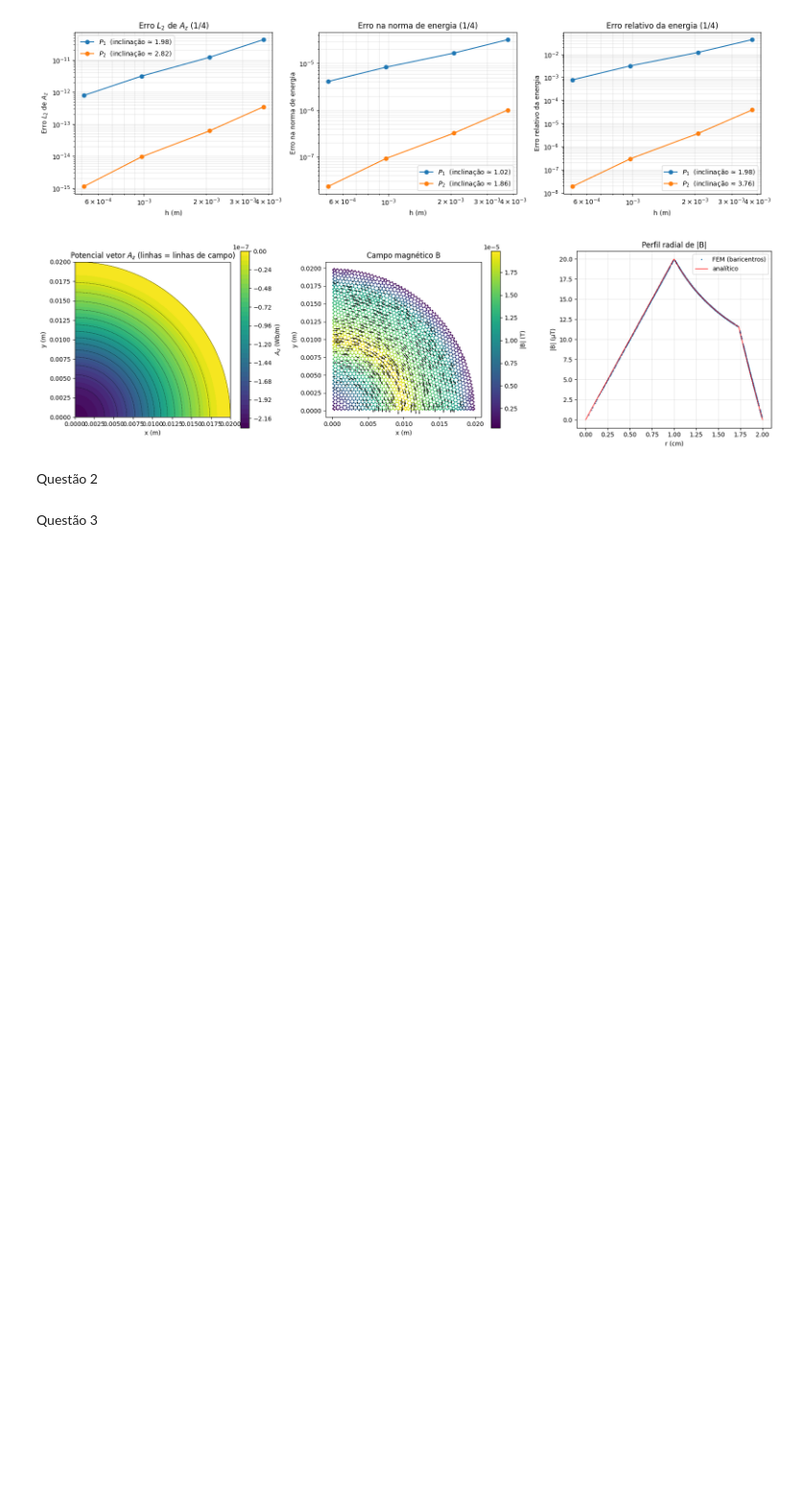
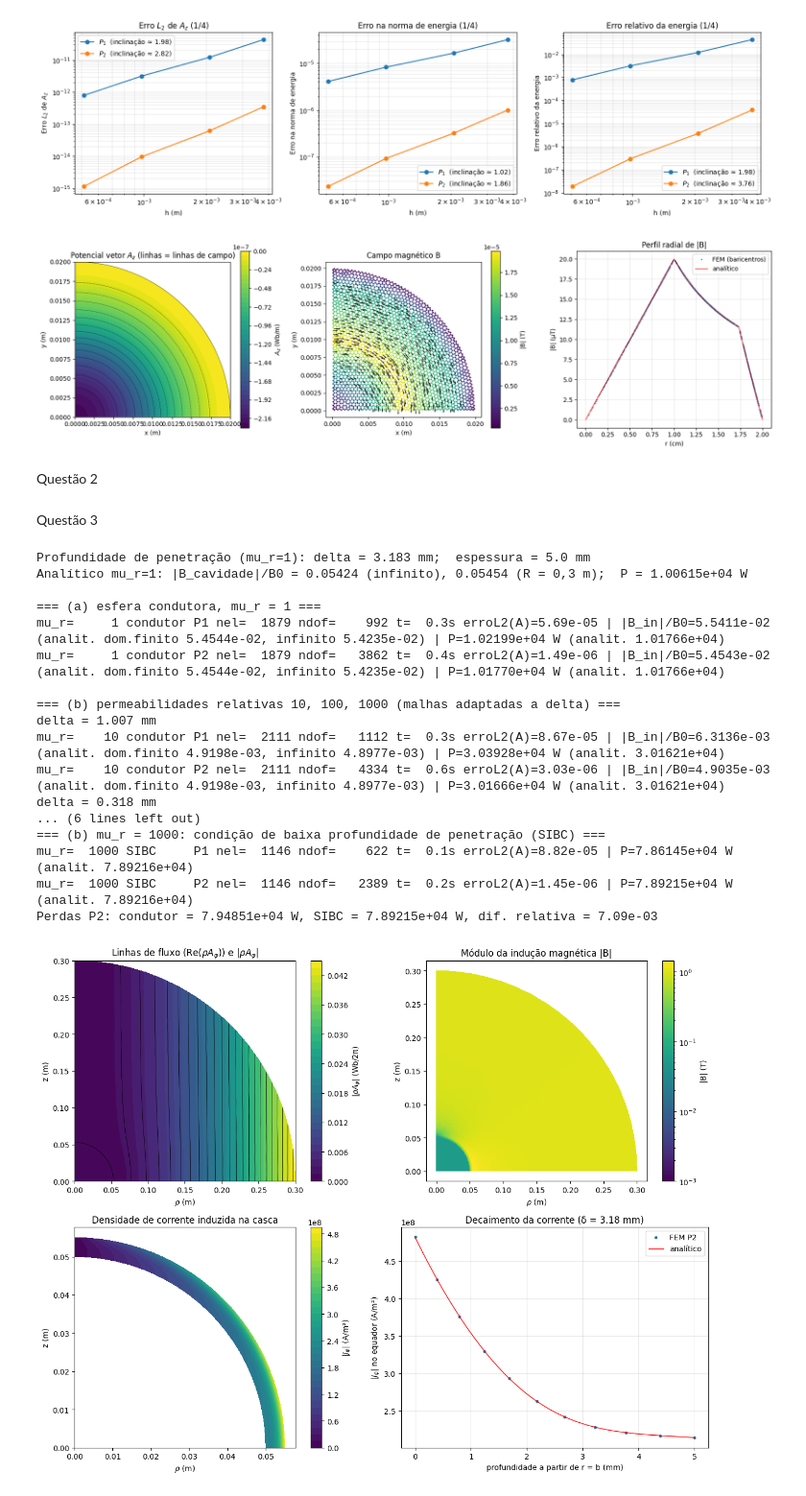
Before and after one commit to andrefsr/Metodo-Elementos-Finitos, a Jupyter notebook: Projeto 2/Projeto 2 - MEF.ipynb, the cells around one changed output. Shown at 96% size. Drawn from its saved outputs; the diff is of its cells as text; code cells hidden in the pictures; blank space fills up the shorter version.

```diff
--- a/Projeto 2/Projeto 2 - MEF.ipynb
+++ b/Projeto 2/Projeto 2 - MEF.ipynb
@@ -47,32 +47,23 @@ Questão 2
 # %% [markdown]
 Questão 3
 # %%
-d = skin_depth(1.0)
-print(f"Profundidade de penetração (mu_r=1): delta = {d*1e3:.3f} mm;  espessura = {(RB-RA)*1e3:.1f} mm")
-ai, af = Analytic(1.0, False), Analytic(1.0, True)
-print(f"Analítico mu_r=1: |B_cavidade|/B0 = {abs(ai.B_inside())/B0:.5f} (infinito), "
-        f"{abs(af.B_inside())/B0:.5f} (R = 0,3 m);  P = {ai.losses():.5e} W")
-
-print("\n=== (a) esfera condutora, mu_r = 1 ===")
-res_a = {p: run_case(1.0, p) for p in (1, 2)}
-for m in res_a.values():
-    print_case(m)
-plot_fields(res_a[2], "campos_casca_mur1.png")
-
-print("\n=== (b) permeabilidades relativas 10, 100, 1000 (malhas adaptadas a delta) ===")
-full = {}
-for mur in (10, 100, 1000):
-    print(f"delta = {skin_depth(mur)*1e3:.3f} mm")
-    for p in (1, 2):
-        full[(mur, p)] = run_case(mur, p)
-        print_case(full[(mur, p)])
-    plot_fields(full[(mur, 2)], f"campos_casca_mur{mur}.png")
-
-print("\n=== (b) mu_r = 1000: condição de baixa profundidade de penetração (SIBC) ===")
-sib = {p: run_case(1000, p, sibc=True) for p in (1, 2)}
-for m in sib.values():
-    print_case(m)
-Pf, Ps = full[(1000, 2)]["P"], sib[2]["P"]
-print(f"Perdas P2: condutor = {Pf:.5e} W, SIBC = {Ps:.5e} W, dif. relativa = {abs(Ps-Pf)/Pf:.2e}")
-plot_sibc_comparison(full[(1000, 2)], sib[2])
-plt.show()
+plot_results_eddy_axi()
+# %% [output]
+Profundidade de penetração (mu_r=1): delta = 3.183 mm;  espessura = 5.0 mm
+Analítico mu_r=1: |B_cavidade|/B0 = 0.05424 (infinito), 0.05454 (R = 0,3 m);  P = 1.00615e+04 W
+
+=== (a) esfera condutora, mu_r = 1 ===
+mu_r=     1 condutor P1 nel=  1879 ndof=    992 t=  0.3s erroL2(A)=5.69e-05 | |B_in|/B0=5.5411e-02 (analit. dom.finito 5.4544e-02, infinito 5.4235e-02) | P=1.02199e+04 W (analit. 1.01766e+04)
+mu_r=     1 condutor P2 nel=  1879 ndof=   3862 t=  0.4s erroL2(A)=1.49e-06 | |B_in|/B0=5.4543e-02 (analit. dom.finito 5.4544e-02, infinito 5.4235e-02) | P=1.01770e+04 W (analit. 1.01766e+04)
+
+=== (b) permeabilidades relativas 10, 100, 1000 (malhas adaptadas a delta) ===
+delta = 1.007 mm
+mu_r=    10 condutor P1 nel=  2111 ndof=   1112 t=  0.3s erroL2(A)=8.67e-05 | |B_in|/B0=6.3136e-03 (analit. dom.finito 4.9198e-03, infinito 4.8977e-03) | P=3.03928e+04 W (analit. 3.01621e+04)
+mu_r=    10 condutor P2 nel=  2111 ndof=   4334 t=  0.6s erroL2(A)=3.03e-06 | |B_in|/B0=4.9035e-03 (analit. dom.finito 4.9198e-03, infinito 4.8977e-03) | P=3.01666e+04 W (analit. 3.01621e+04)
+delta = 0.318 mm
+... (6 lines left out)
+=== (b) mu_r = 1000: condição de baixa profundidade de penetração (SIBC) ===
+mu_r=  1000 SIBC     P1 nel=  1146 ndof=    622 t=  0.1s erroL2(A)=8.82e-05 | P=7.86145e+04 W (analit. 7.89216e+04)
+mu_r=  1000 SIBC     P2 nel=  1146 ndof=   2389 t=  0.2s erroL2(A)=1.45e-06 | P=7.89215e+04 W (analit. 7.89216e+04)
+Perdas P2: condutor = 7.94851e+04 W, SIBC = 7.89215e+04 W, dif. relativa = 7.09e-03
+[figure, added]
```
Also changed, not shown: parts of 2 cells of this notebook, 1 other file.
